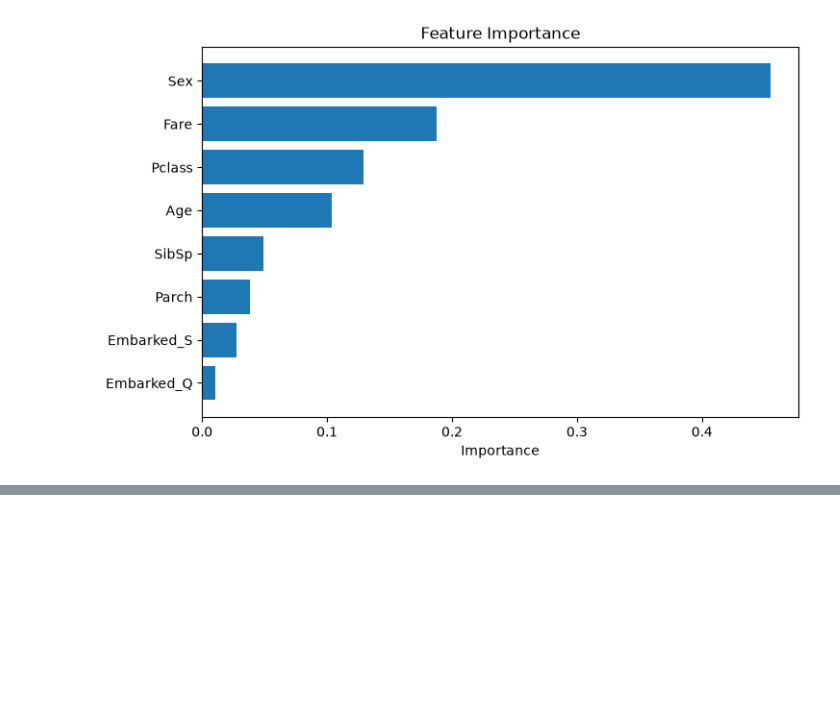
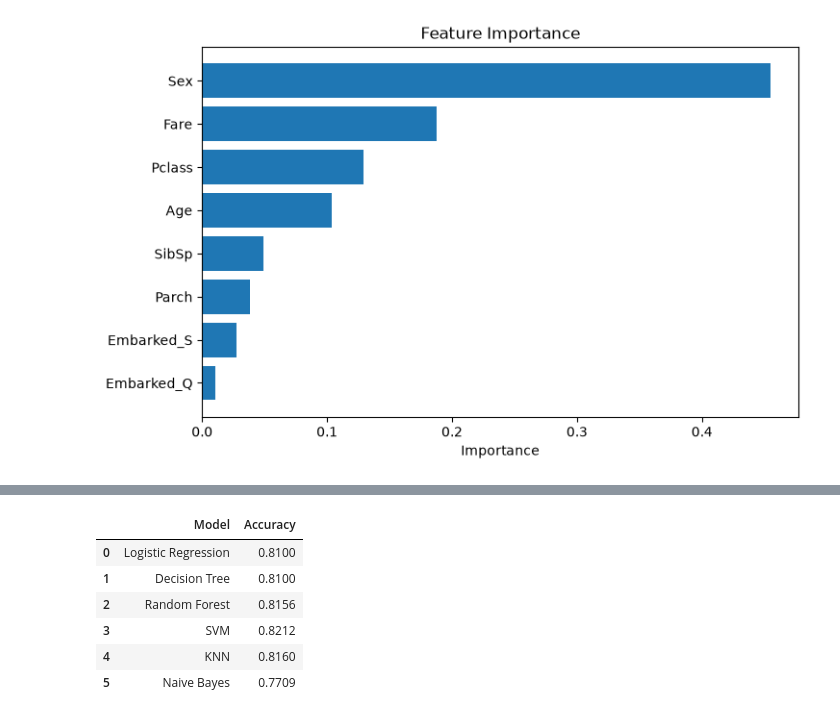
Before and after one commit to nehabhadauria25/titanic_project, a Jupyter notebook: notebooks/titanic_analysis.ipynb, the cells around one changed output, grey strips where cells are left out. Cells and saved outputs as stored; diff of their text form; code cells hidden in the pictures; blank space fills up the shorter version.

```diff
--- a/notebooks/titanic_analysis.ipynb
+++ b/notebooks/titanic_analysis.ipynb
@@ -391,0 +524,31 @@ plt.show()
+# %%
+import pandas as pd
+
+results = pd.DataFrame({
+    "Model": [
+        "Logistic Regression",
+        "Decision Tree",
+        "Random Forest",
+        "SVM",
+        "KNN",
+        "Naive Bayes"
+    ],
+    "Accuracy": [
+        0.81,
+        0.81,
+        0.8156,
+        0.8212,
+        0.816,
+        0.7709
+    ]
+})
+
+results
+# %% [output]
+|  | Model | Accuracy |
+| 0 | Logistic Regression | 0.8100 |
+| 1 | Decision Tree | 0.8100 |
+| 2 | Random Forest | 0.8156 |
+| 3 | SVM | 0.8212 |
+| 4 | KNN | 0.8160 |
+| 5 | Naive Bayes | 0.7709 |
```
Also changed, not shown: parts of 8 cells of this notebook, 1 other file.
